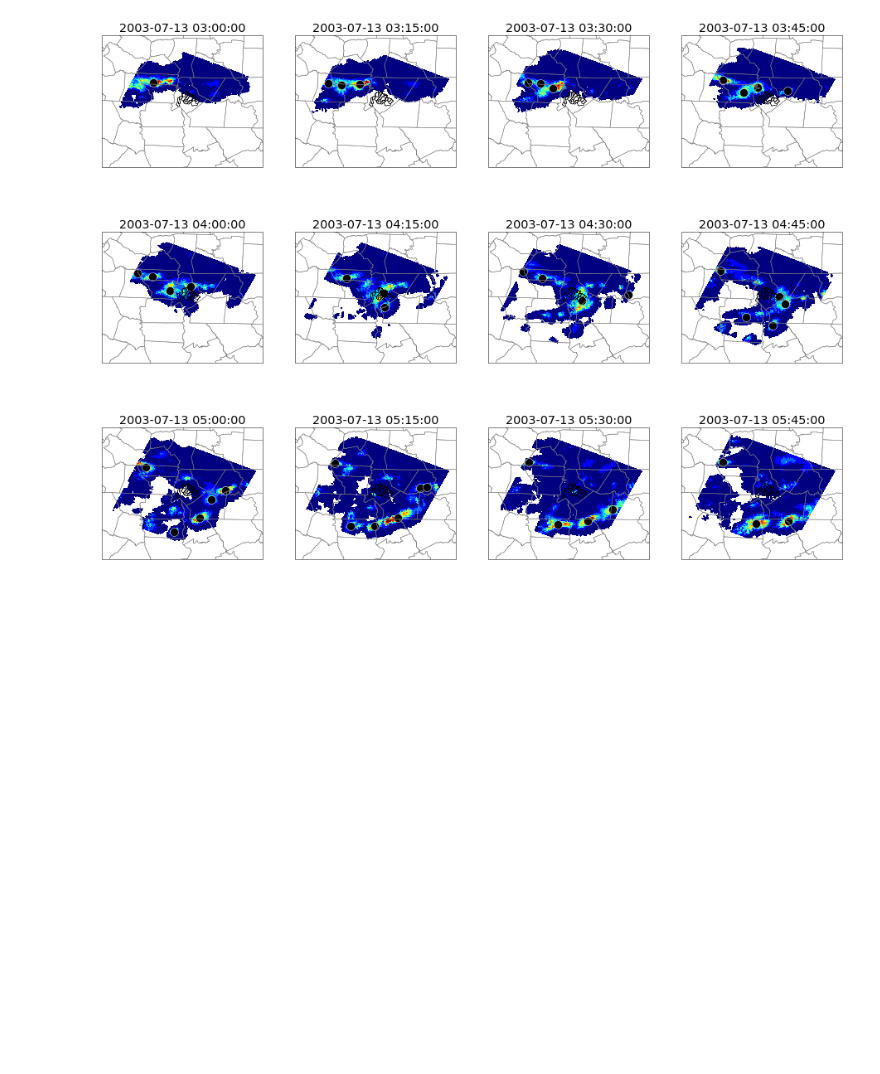
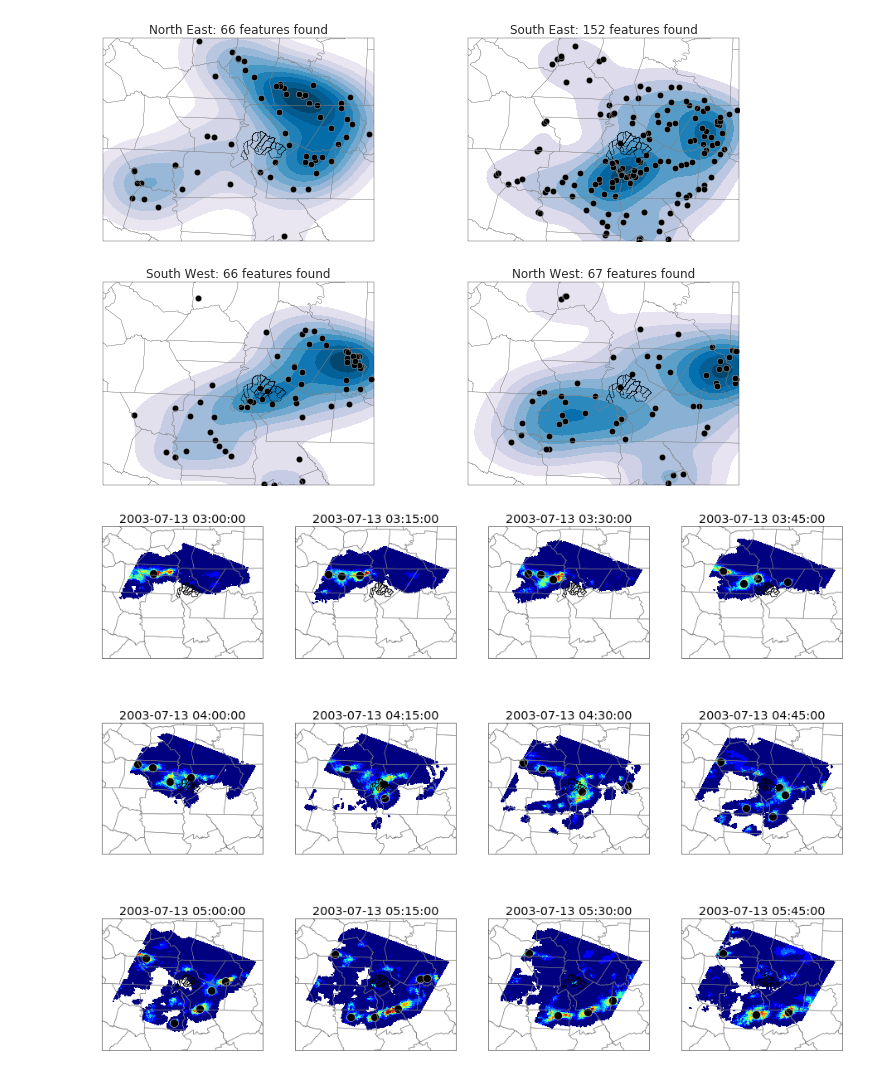
Before and after one commit to jsignell/radar-tools, a Jupyter notebook: Using SpatialVx in Python.ipynb, the cells around one changed output. Cells and saved outputs as stored; diff of their text form; code cells hidden in the pictures; blank space fills up the shorter version.

```diff
--- a/Using SpatialVx in Python.ipynb
+++ b/Using SpatialVx in Python.ipynb
@@ -100,3 +113,23 @@ dtype: float64
+# %%
+plt.figure(figsize=(12,8))
+n=1
+for b in [ne, se, sw, nw]:
+    bool_array = (p[:,:,'Bearing']>b[0]) & (p[:,:,'Bearing']<b[1])
+    lon=p[:,:,'centroidX'][bool_array].stack().values
+    lat=p[:,:,'centroidY'][bool_array].stack().values
+
+    ax = plt.subplot(2, 2, n, projection=ccrs.PlateCarree())
+    ax.add_geometries(basins, ccrs.PlateCarree(), edgecolor='black', facecolor='None')
+    ax.add_geometries(county, ccrs.PlateCarree(), edgecolor='gray', facecolor='None')
+    ax.set_extent(large_extent, ccrs.PlateCarree())
+    sns.kdeplot(np.array([lon,lat]).T, shade=True, cmap="PuBu", ax=ax)
+    ax.patch.set_facecolor('white')
+    ax.collections[0].set_alpha(0)
+    ax.scatter(x=lon, y=lat, s=40, c='black')
+    ax.set_title('{direction}: {k} features found'.format(direction=b[2], k=len(lon)))
+    n+=1
+# %% [output]
+[figure, added]
 # %%
 plt.figure(figsize=(16, 12))
 n=1
```
Also changed, not shown: parts of 11 cells of this notebook.
